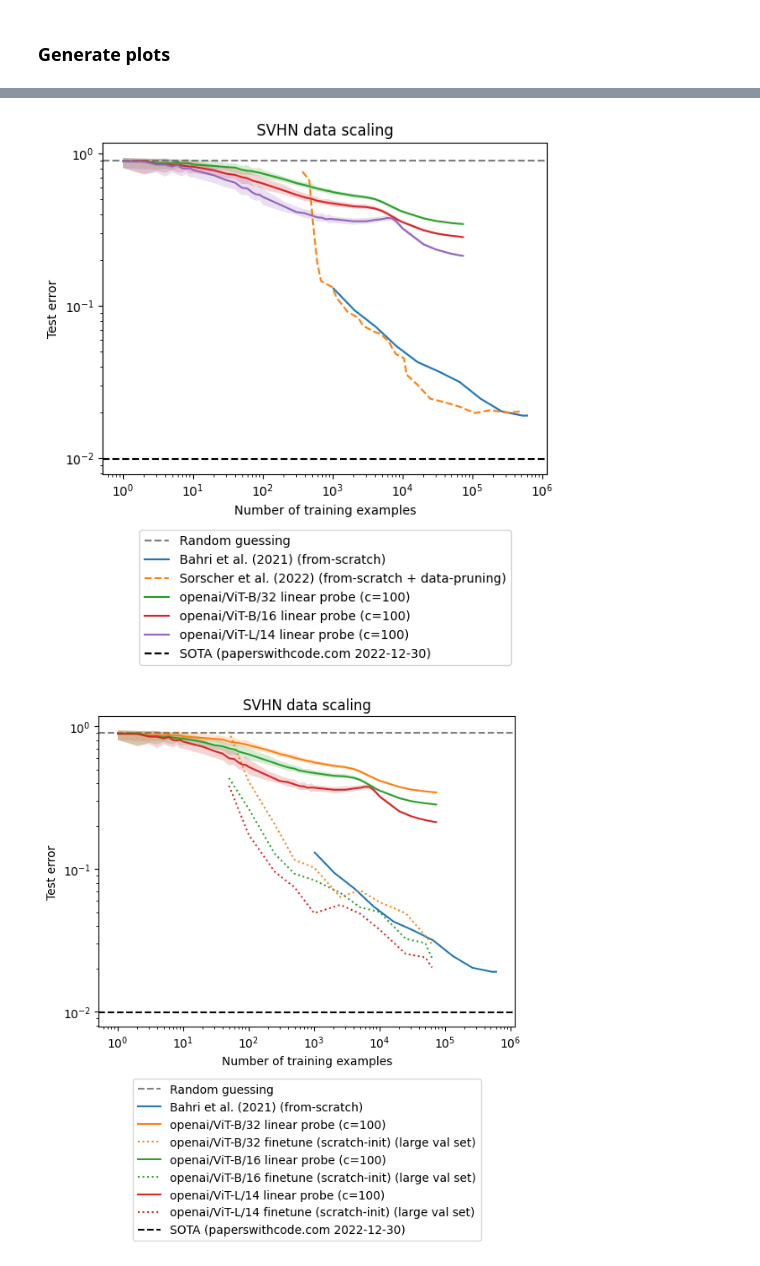
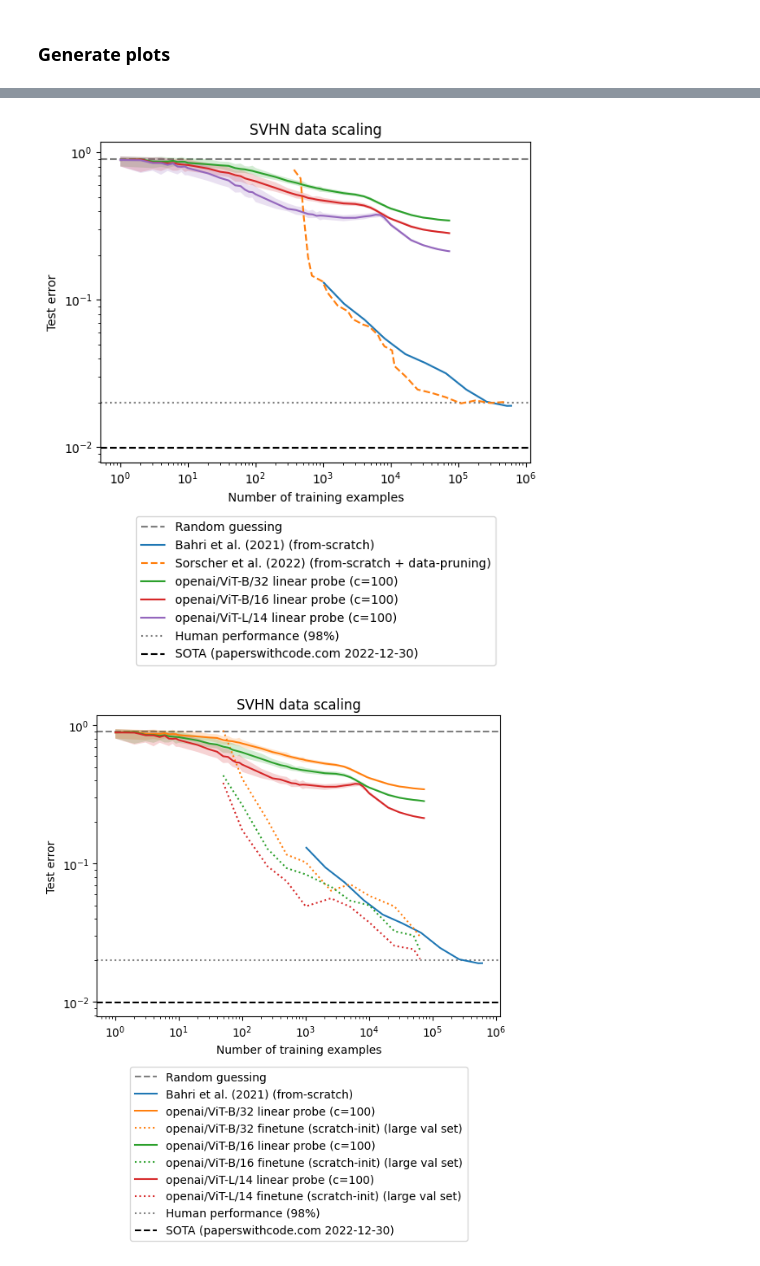
Before and after one commit to ed1d1a8d/scaling, a Jupyter notebook: notebooks/scaling-compare/svhn.ipynb, the cells around one changed output, grey strips where cells are left out. Cells and saved outputs as stored; diff of their text form; code cells hidden in the pictures.

```diff
--- a/notebooks/scaling-compare/svhn.ipynb
+++ b/notebooks/scaling-compare/svhn.ipynb
@@ -196,6 +224,26 @@ def plot_wandb_df(
         zorder=ax.lines[-1].get_zorder() - 1,
     )
     return ax
+
+def plot_strong_baselines():
+    # http://ufldl.stanford.edu/housenumbers/nips2011_housenumbers.pdf
+    plt.axhline(
+        2 / 100,
+        color="k",
+        linestyle=":",
+        label="Human performance (98%)",
+        zorder=-10,
+        alpha=0.5,
+    )
+
+    # https://paperswithcode.com/sota/image-classification-on-svhn
+    plt.axhline(
+        0.99 / 100,
+        color="k",
+        linestyle="--",
+        label="SOTA (paperswithcode.com 2022-12-30)",
+        zorder=-10,
+    )
 # %%
 plt.axhline(
     0.9,
@@ -301,16 +340,7 @@ for embedder_id in (
         label=f"{embedder_id} linear probe (c=100)",
     )
 
-
-# https://paperswithcode.com/sota/image-classification-on-svhn
-plt.axhline(
-    0.99 / 100,
-    color="k",
-    linestyle="--",
-    label="SOTA (paperswithcode.com 2022-12-30)",
-    zorder=-10,
-)
-
+plot_strong_baselines()
 plt.title(f"SVHN data scaling")
 
 plt.xscale("log")
@@ -326,7 +356,7 @@ plt.legend(
 )
 plt.show()
 # %% [output]
-[figure, old version]
+[figure, new version]
 # %%
 plt.axhline(
     0.9,
@@ -365,41 +395,32 @@ for embedder_id in (
         "&".join(
             (
                 "embedder_cfg_id == @embedder_id",
                 "~init_with_trained_linear_probe",
             )
         )
     ).sort_values("n_train")
     plt.plot(
         cdf.n_train - cdf.n_val_override,
         cdf.test_err,
         linestyle=":",
         color=prev_color,
         label=f"{embedder_id} finetune (scratch-init) (large val set)",
     )
 
-
-# https://paperswithcode.com/sota/image-classification-on-svhn
-plt.axhline(
-    0.99 / 100,
-    color="k",
-    linestyle="--",
-    label="SOTA (paperswithcode.com 2022-12-30)",
-    zorder=-10,
-)
-
+plot_strong_baselines()
 plt.title(f"SVHN data scaling")
 
 plt.xscale("log")
 plt.yscale("log")
 plt.xlabel("Number of training examples")
 plt.ylabel(f"Test error")
 
 # Plot legend underneath plot
 plt.legend(
     loc="upper center",
     bbox_to_anchor=(0.5, -0.15),
     ncol=1,
 )
 plt.show()
 # %% [output]
-[figure, old version]
+[figure, new version]
```
Also changed, not shown: parts of 6 cells of this notebook, 1 other file.
